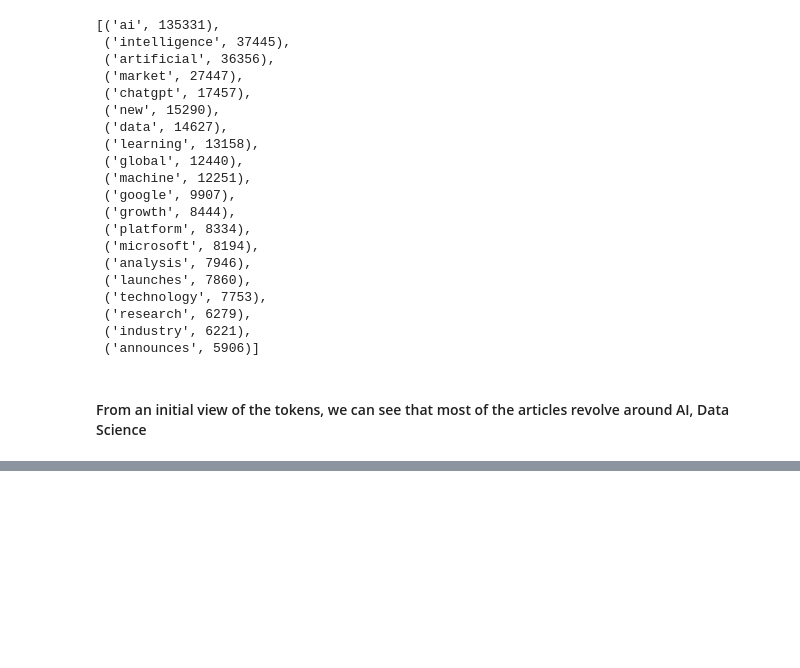
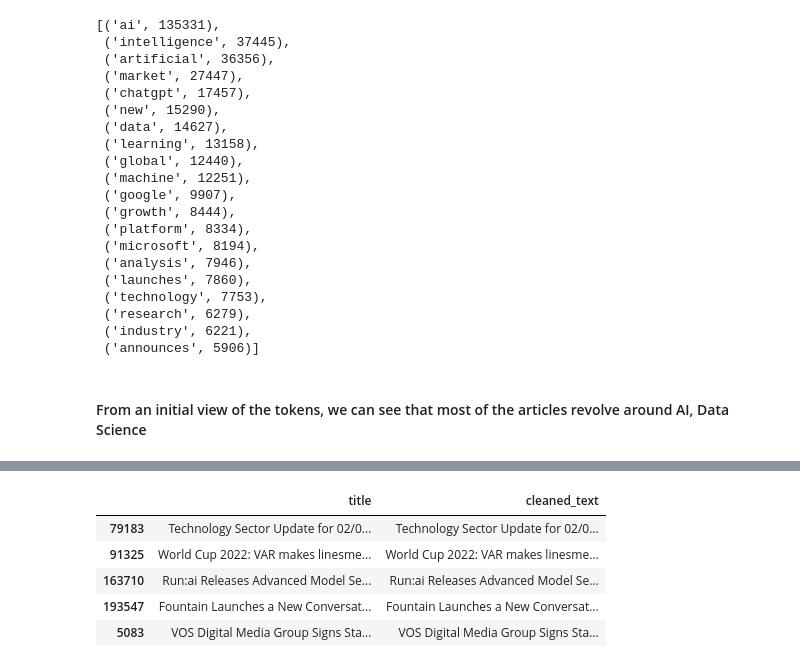
Before and after one commit to kshitij-mittal/Impact_Analysis_GenAI, a Jupyter notebook: 02_Data_Tokenization.ipynb, the cells around one changed output, grey strips where cells are left out. Cells and saved outputs as stored; diff of their text form; code cells hidden in the pictures; blank space fills up the shorter version.

Commit message:
Day 2 progress: Topic Modeling mk1

```diff
--- a/02_Data_Tokenization.ipynb
+++ b/02_Data_Tokenization.ipynb
@@ -232,0 +237,3 @@ df.to_csv('gs://nlp_final_project_kshitijm/00_Data/NLP_FP_Data2.csv')
+# %%
+%%time
+df2 = pd.read_csv('gs://nlp_final_project_kshitijm/00_Data/NLP_FP_Data2.csv', lineterminator='\n', index_col=False)
@@ -232,0 +252,10 @@ df.to_csv('gs://nlp_final_project_kshitijm/00_Data/NLP_FP_Data2.csv')
+# %%
+pd.options.display.max_colwidth=None
+df2[['title','cleaned_text']].sample(5)
+# %% [output]
+|  | title | cleaned_text |
+| 79183 | Technology Sector Update for 02/0... | Technology Sector Update for 02/0... |
+| 91325 | World Cup 2022: VAR makes linesme... | World Cup 2022: VAR makes linesme... |
+| 163710 | Run:ai Releases Advanced Model Se... | Run:ai Releases Advanced Model Se... |
+| 193547 | Fountain Launches a New Conversat... | Fountain Launches a New Conversat... |
+| 5083 | VOS Digital Media Group Signs Sta... | VOS Digital Media Group Signs Sta... |
```
Also changed, not shown: parts of 18 cells of this notebook, 2 other files.
